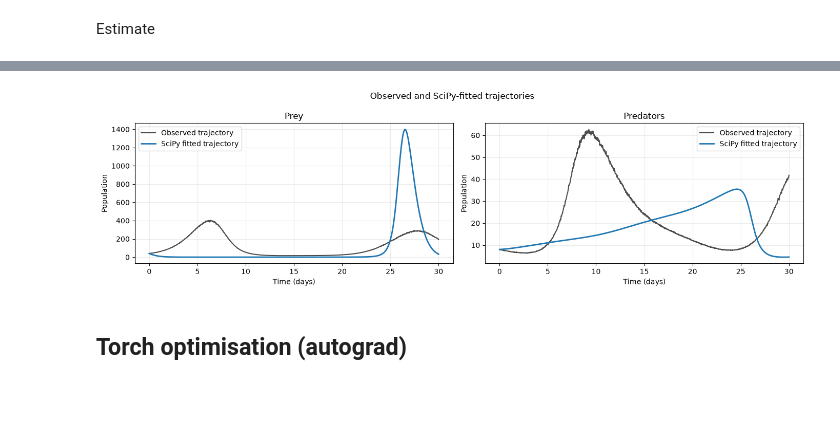
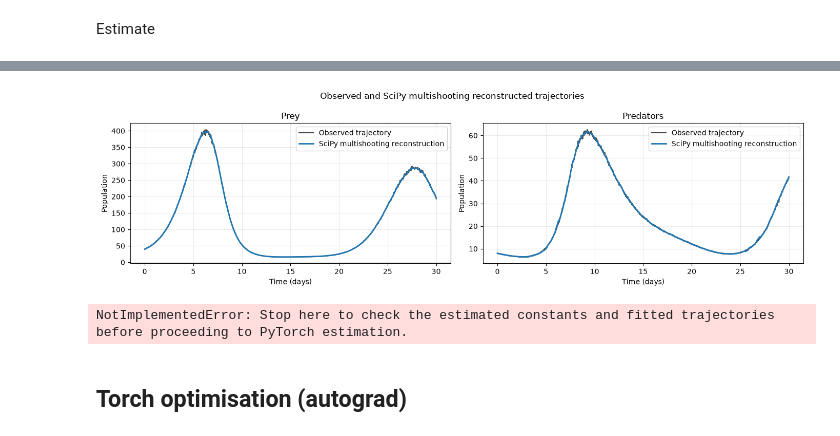
Before and after one commit to urhprimozic/PyBM, a Jupyter notebook: presentation.ipynb, the cells around one changed output, grey strips where cells are left out. Cells and saved outputs as stored; diff of their text form; code cells hidden in the pictures; blank space fills up the shorter version.

Commit message:
multishooting

```diff
--- a/presentation.ipynb
+++ b/presentation.ipynb
@@ -245,6 +260,13 @@ Estimate
 # %%
 from pybm.estimate.int_scipy import estimate as estimate_scipy
 
+# first set initial values of the constants to bad guesses
+model.consts["growth_rate_prey"].initial_value = 0.1 #0.5
+model.consts["growth_rate_predator"].initial_value = 0.1 #-0.2
+model.consts["predation_rate"].initial_value = 0.1 #0.02
+model.consts["conversion_efficiency"].initial_value = 0.2#0.1
+
 # use multishooting with more subintervals to estimate the constants of the model
-const_values, loss = estimate_scipy(model=model, t_eval=times, verbose=2, n_subintervals=100)  # verbose=2 for more detailed output
+results = estimate_scipy(model=model, t_eval=times, verbose=2, n_subintervals=100,
+                                    max_iter=10000, gtol=1e-8, method="least_squares", max_offset=1e3)  # verbose=2 for more detailed output
 # %% [output]
@@ -340,49 +299,59 @@ conversion_efficiency: 0.01, true value: 0.1
 # %%
+import importlib
 import matplotlib.pyplot as plt
-from pybm.estimate.int_scipy import simulate as simulate_scipy
+import pybm.estimate.int_scipy as int_scipy_module
 
-# Simulacija z ocenjenimi SciPy parametri
-fitted_solution = simulate_scipy(
+int_scipy_module = importlib.reload(int_scipy_module)
+simulate_multishooting_scipy = int_scipy_module.simulate_multishooting
+
+# Reconstruct the fitted multishooting trajectory from the full parameter vector.
+fitted_solution = simulate_multishooting_scipy(
     *model.get_endo_variables(),
     t_eval=times,
-    const_ctx=const_values,
-)
+    params=results.x,
+    n_consts=len(model.consts),
+    n_subintervals=100,
+ )
 
 fig, axes = plt.subplots(1, 2, figsize=(14, 4), sharex=True)
 
 series = [
     ("n_prey", "Prey"),
     ("n_predator", "Predators"),
 ]
 
 for index, (name, title) in enumerate(series):
     ax = axes[index]
     observed = components[name].data.x
 
     ax.plot(
         times, observed,
         label="Observed trajectory",
         color="black",
         alpha=0.7,
     )
     ax.plot(
         times, fitted_solution.y[index],
-        label="SciPy fitted trajectory",
+        label="SciPy multishooting reconstruction",
         color="tab:blue",
         linewidth=2,
     )
 
     ax.set_title(title)
     ax.set_xlabel("Time (days)")
     ax.set_ylabel("Population")
     ax.grid(alpha=0.25)
     ax.legend()
 
-fig.suptitle("Observed and SciPy-fitted trajectories")
+fig.suptitle("Observed and SciPy multishooting reconstructed trajectories")
 fig.tight_layout()
 plt.show()
 # %% [output]
-[figure, old version]
+[figure, new version]
+# %%
+raise NotImplementedError("Stop here to check the estimated constants and fitted trajectories before proceeding to PyTorch estimation.")
+# %% [output]
+NotImplementedError: Stop here to check the estimated constants and fitted trajectories before proceeding to PyTorch estimation.
 # %% [markdown]
 ## Torch optimisation (autograd)
 # %%
```
Also changed, not shown: parts of 13 cells of this notebook, 4 other files.
